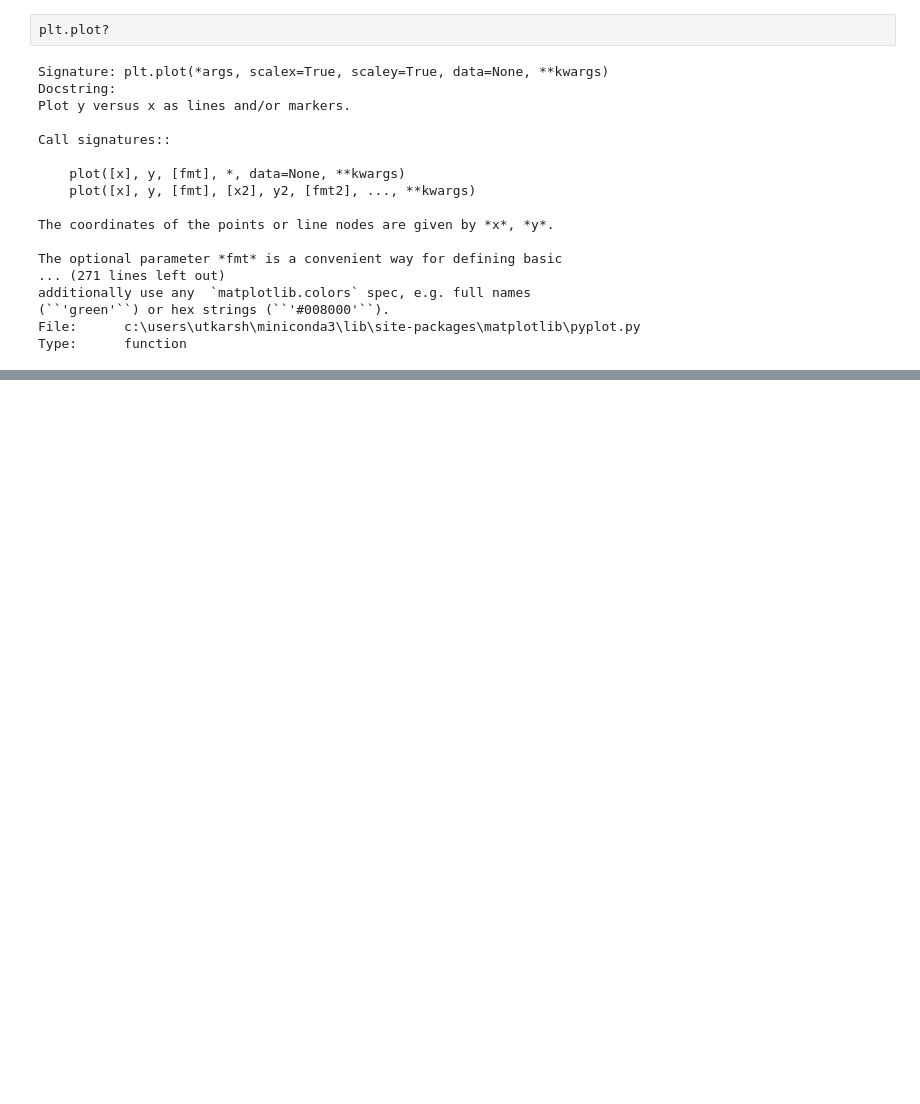
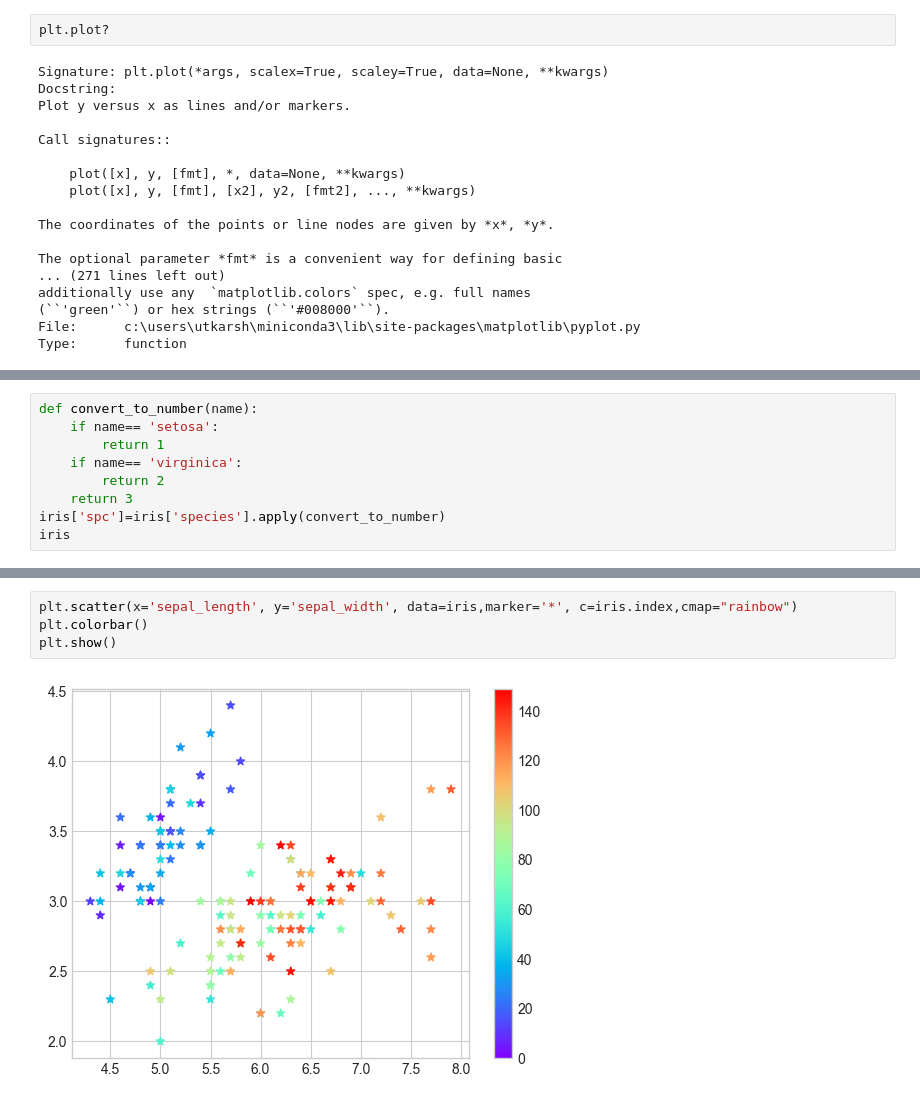
Before and after one commit to Utkash12/digipodium, a Jupyter notebook: data analysis/graphs.ipynb, the cells around one changed output, grey strips where cells are left out. Drawn from its saved outputs; the diff is of its cells as text; blank space fills up the shorter version.

```diff
--- a/data analysis/graphs.ipynb
+++ b/data analysis/graphs.ipynb
@@ -134,0 +140,9 @@ Type:      function
+# %%
+def convert_to_number(name):
+    if name== 'setosa':
+        return 1
+    if name== 'virginica':
+        return 2
+    return 3
+iris['spc']=iris['species'].apply(convert_to_number)
+iris
@@ -134,0 +163,6 @@ Type:      function
+# %%
+plt.scatter(x='sepal_length', y='sepal_width', data=iris,marker='*', c=iris.index,cmap="rainbow")
+plt.colorbar()
+plt.show()
+# %% [output]
+[figure, added]
```
Also changed, not shown: parts of 5 cells of this notebook, 1 other file.
